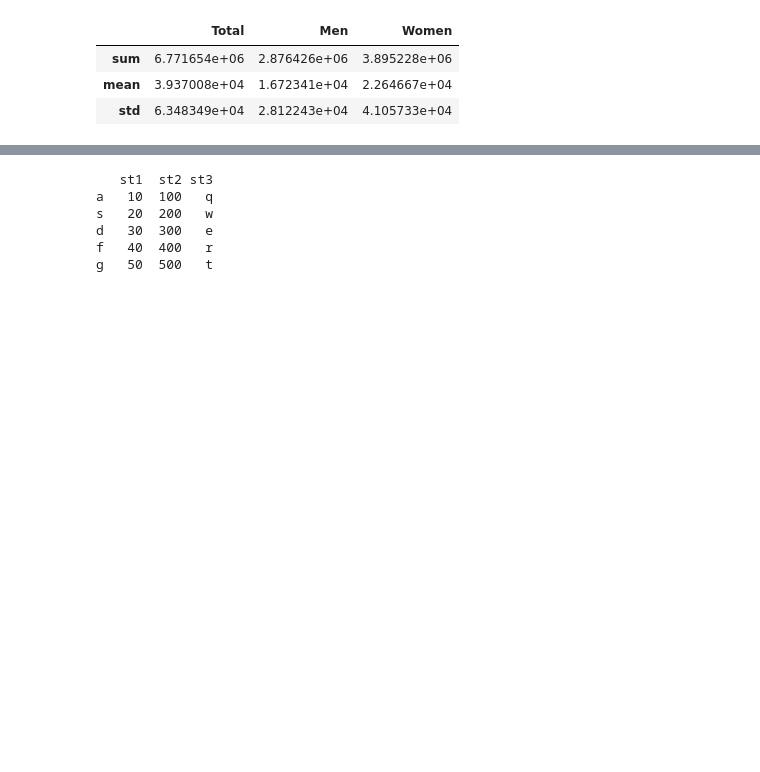
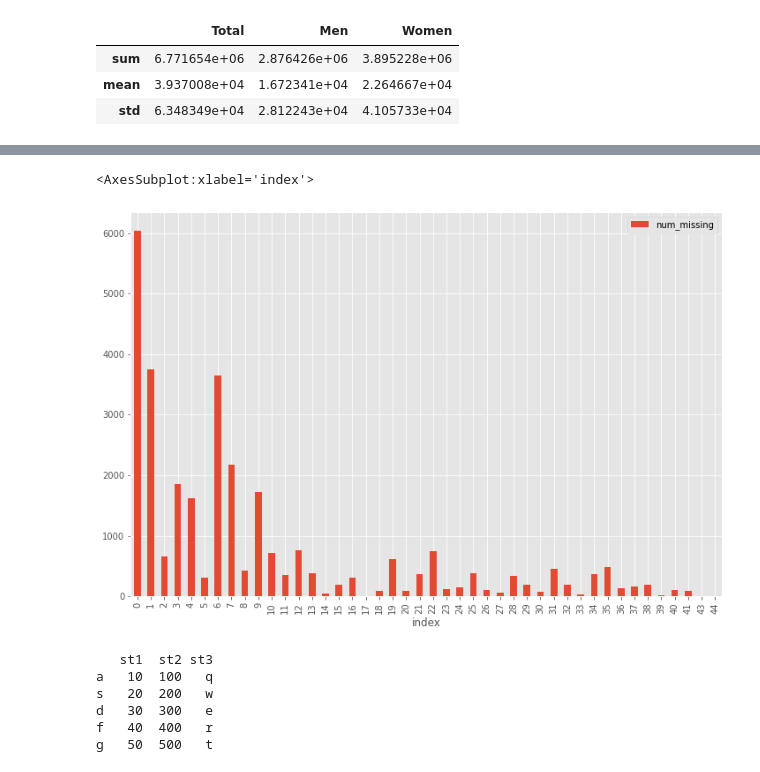
Before and after one commit to gansiorag/python_workshops, a Jupyter notebook: pandas_example/feature_pandas/Разные приемы pandas.ipynb, the cells around one changed output, grey strips where cells are left out. Drawn from its saved outputs; the diff is of its cells as text; code cells hidden in the pictures; blank space fills up the shorter version.

```diff
--- a/pandas_example/feature_pandas/Разные приемы pandas.ipynb
+++ b/pandas_example/feature_pandas/Разные приемы pandas.ipynb
@@ -34,0 +98,7 @@ nabor_one[['Total', 'Men', 'Women']].agg(['sum', 'mean', 'std'])
+# %%
+cost_home = pd.read_csv('/home/al/Projects_My/python_workshops/pandas_example/feature_pandas/data_sets/sberbank-russian-housing-market/train.csv')
+# %%
+# список долей отсутствующих записей для каждого признака для первых 30 колонок
+for col in cost_home.columns[:30]:
+    pct_missing = np.mean(cost_home[col].isnull())
+    print('{} - {}%'.format(col, round(pct_missing*100)))
@@ -35 +123,20 @@ nabor_one[['Total', 'Men', 'Women']].agg(['sum', 'mean', 'std'])
+# %%
+# Гистограмма пропущенных данных
+for col in cost_home.columns:
+    missing = cost_home[col].isnull()
+    num_missing = np.sum(missing)
+
+    if num_missing > 0:
+        #print('created missing indicator for: {}'.format(col))
+        cost_home['{}_ismissing'.format(col)] = missing
+
+
+# затем на основе индикатора строим гистограмму
+ismissing_cols = [col for col in cost_home.columns if 'ismissing' in col]
+cost_home['num_missing'] = cost_home[ismissing_cols].sum(axis=1)
+
+cost_home['num_missing'].value_counts().reset_index().sort_values(by='index').plot.bar(x='index', y='num_missing')
+# %% [output]
+<AxesSubplot:xlabel='index'>
+[figure, added]
 # %%
```
Also changed, not shown: parts of 11 cells of this notebook.
